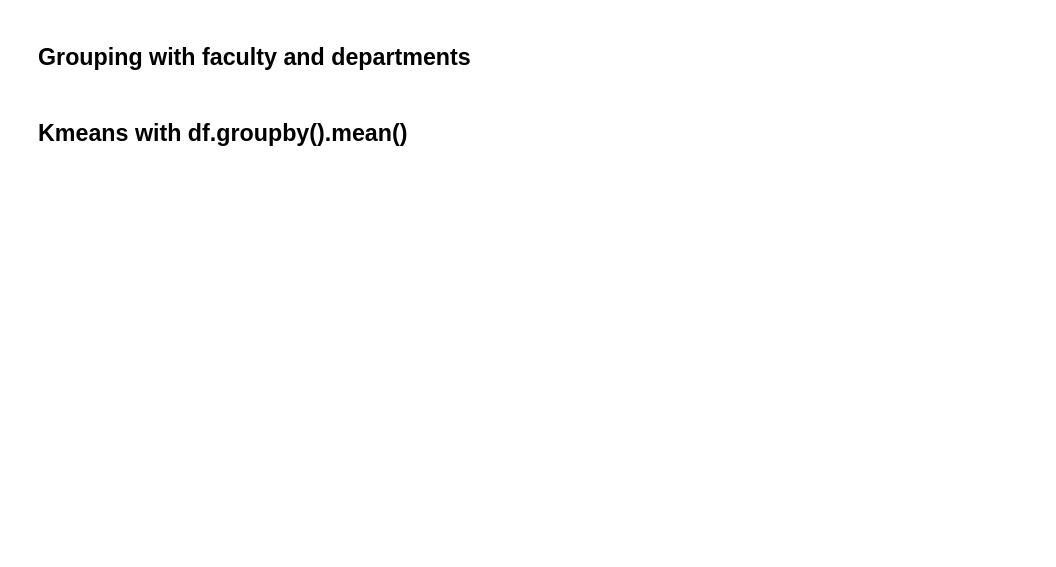
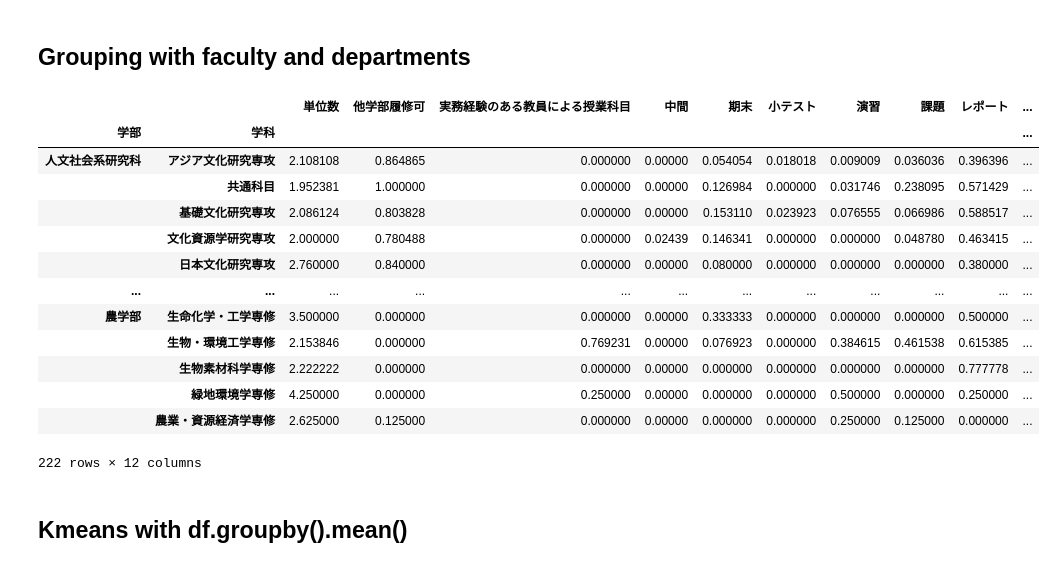
Before and after one commit to 34j/ut-course-catalog-archive, a Jupyter notebook: utokyo-course-catalog-tutorial.ipynb, the cells around one changed output. Cells and saved outputs as stored; diff of their text form; code cells hidden in the pictures; blank space fills up the shorter version.

```diff
--- a/utokyo-course-catalog-tutorial.ipynb
+++ b/utokyo-course-catalog-tutorial.ipynb
@@ -57,9 +116,23 @@ plt.show()
 # %% [markdown]
 ## Grouping with faculty and departments
 # %%
-df = pd.read_csv("../input/utokyosyllabus/all.csv", index_col=0)
+df = pd.read_csv("./all.csv", index_col=0)
+df = df.applymap(lambda x: 1 if x is True else 0 if x is False else x)
 df['scoring_sum'] = df["中間 期末 小テスト 演習 課題 レポート 発表 出席".split()].sum(axis=1)
-df = df.rename(columns={"単位数":"credits", "実務経験のある教員による授業科目": "lecturer_has_practical_experience", "他学部履修可": "other_faculties_takable", "中間":"mid-exam", "期末":"final-exam", "小テスト":"quiz", "演習":"exercise", "課題":"homework", "レポート":"report",
-                  "発表": "presentation",  "出席": "attendance"})
 g = df.groupby(['学部', '学科'])
-display(g.mean())
+display(g.mean(numeric_only=True))
+# %% [output]
+|  |  | 単位数 | 他学部履修可 | 実務経験のある教員による授業科目 | 中間 | 期末 | 小テスト | 演習 | 課題 | レポート | ... |
+| 学部 | 学科 |  |  |  |  |  |  |  |  |  | ... |
+| 人文社会系研究科 | アジア文化研究専攻 | 2.108108 | 0.864865 | 0.000000 | 0.00000 | 0.054054 | 0.018018 | 0.009009 | 0.036036 | 0.396396 | ... |
+|  | 共通科目 | 1.952381 | 1.000000 | 0.000000 | 0.00000 | 0.126984 | 0.000000 | 0.031746 | 0.238095 | 0.571429 | ... |
+|  | 基礎文化研究専攻 | 2.086124 | 0.803828 | 0.000000 | 0.00000 | 0.153110 | 0.023923 | 0.076555 | 0.066986 | 0.588517 | ... |
+|  | 文化資源学研究専攻 | 2.000000 | 0.780488 | 0.000000 | 0.02439 | 0.146341 | 0.000000 | 0.000000 | 0.048780 | 0.463415 | ... |
+|  | 日本文化研究専攻 | 2.760000 | 0.840000 | 0.000000 | 0.00000 | 0.080000 | 0.000000 | 0.000000 | 0.000000 | 0.380000 | ... |
+| ... | ... | ... | ... | ... | ... | ... | ... | ... | ... | ... | ... |
+| 農学部 | 生命化学・工学専修 | 3.500000 | 0.000000 | 0.000000 | 0.00000 | 0.333333 | 0.000000 | 0.000000 | 0.000000 | 0.500000 | ... |
+|  | 生物・環境工学専修 | 2.153846 | 0.000000 | 0.769231 | 0.00000 | 0.076923 | 0.000000 | 0.384615 | 0.461538 | 0.615385 | ... |
+|  | 生物素材科学専修 | 2.222222 | 0.000000 | 0.000000 | 0.00000 | 0.000000 | 0.000000 | 0.000000 | 0.000000 | 0.777778 | ... |
+|  | 緑地環境学専修 | 4.250000 | 0.000000 | 0.250000 | 0.00000 | 0.000000 | 0.000000 | 0.500000 | 0.000000 | 0.250000 | ... |
+|  | 農業・資源経済学専修 | 2.625000 | 0.125000 | 0.000000 | 0.00000 | 0.000000 | 0.000000 | 0.250000 | 0.125000 | 0.000000 | ... |
+222 rows × 12 columns
```
Also changed, not shown: parts of 21 cells of this notebook.
